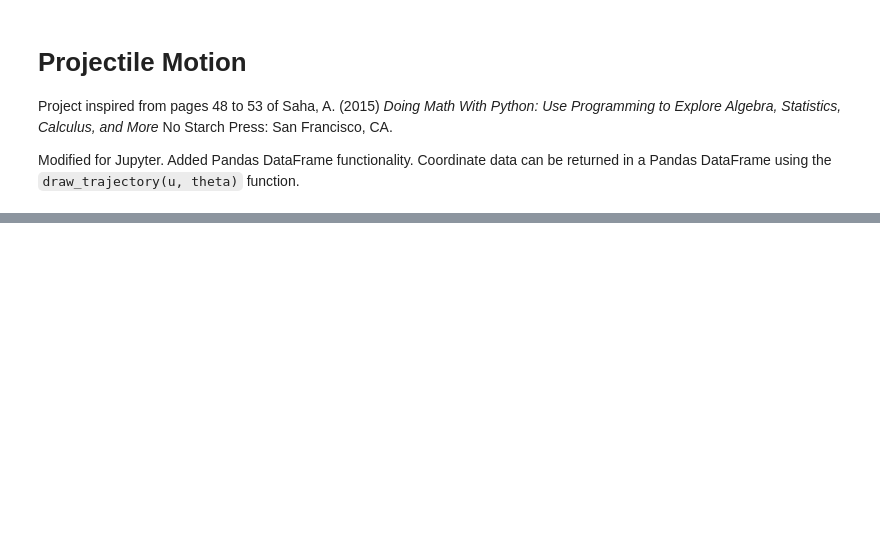
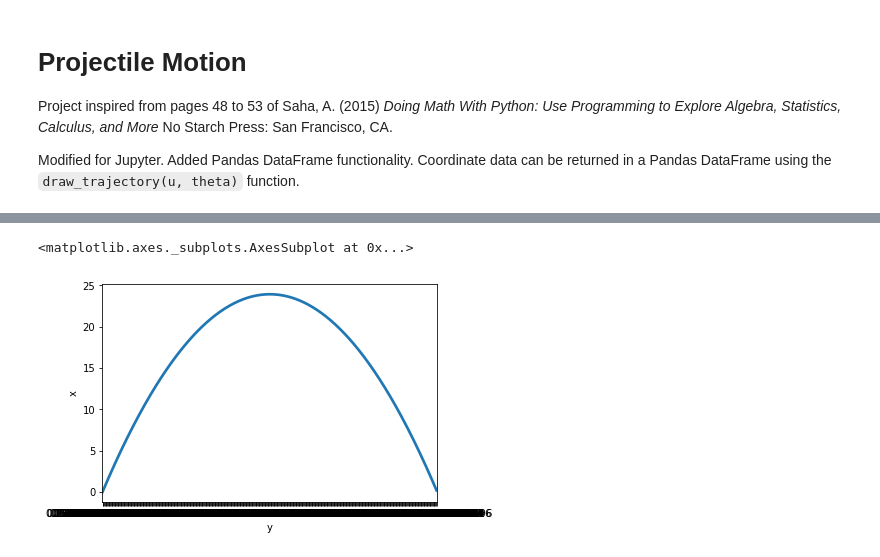
Before and after one commit to adamrossnelson/math, a Jupyter notebook: Projectile Motion.ipynb, the cells around one changed output, grey strips where cells are left out. Drawn from its saved outputs; the diff is of its cells as text; code cells hidden in the pictures; blank space fills up the shorter version.

```diff
--- a/Projectile Motion.ipynb
+++ b/Projectile Motion.ipynb
@@ -79,0 +81,5 @@ mydf.head()
+# %%
+sns.pointplot(x=mydf['y'], y=mydf['x'], markers='')
+# %% [output]
+<matplotlib.axes._subplots.AxesSubplot at 0x...>
+[figure, added]
```
Also changed, not shown: parts of 3 cells of this notebook.
